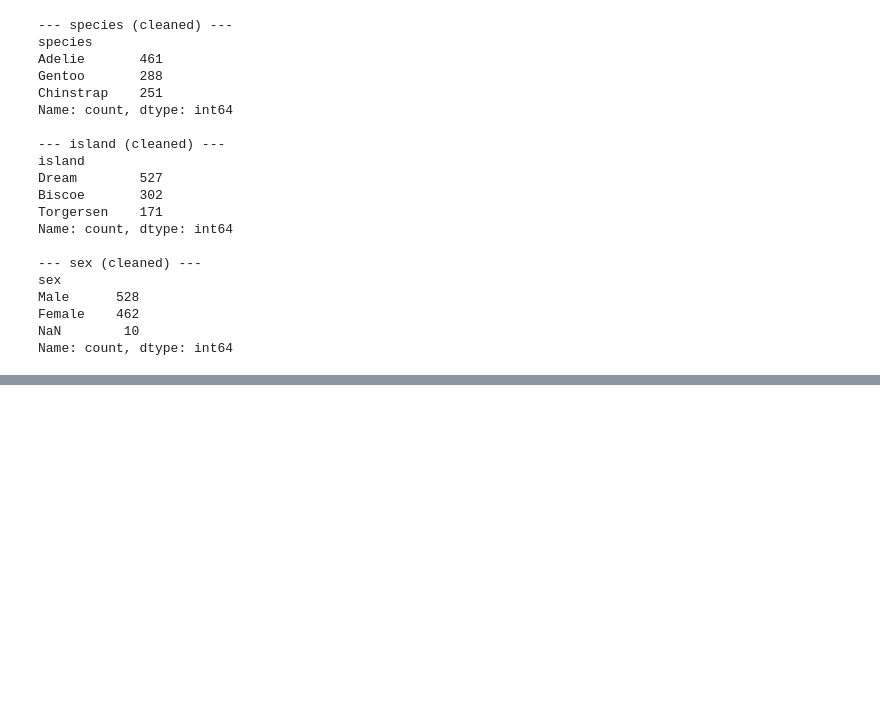
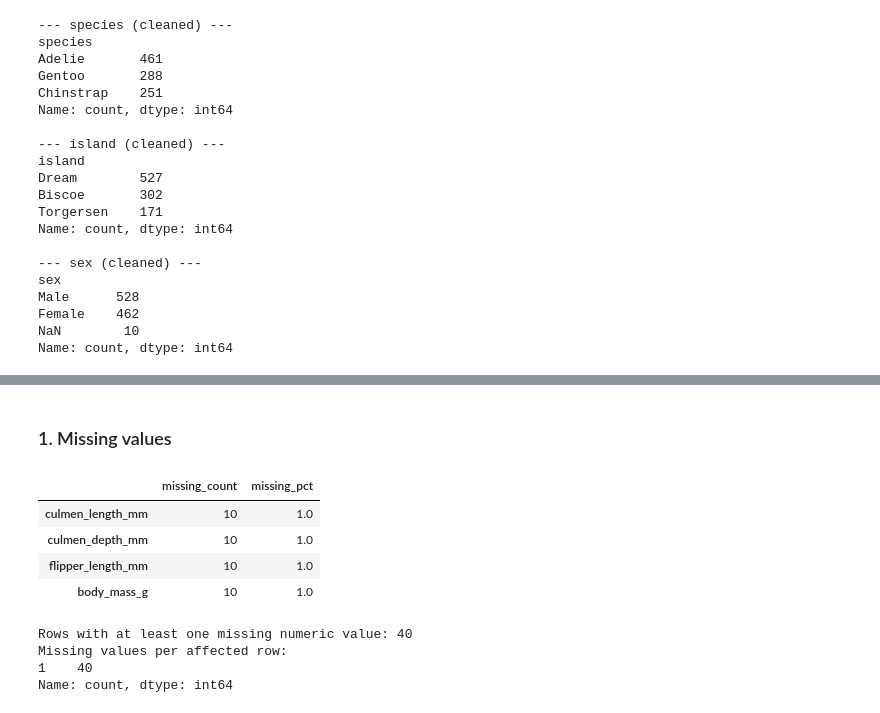
Before and after one commit to rohail410/Penguin-Species-Classification-Project, a Jupyter notebook: project.ipynb, the cells around one changed output, grey strips where cells are left out. Saved outputs shown, nothing was run; the diff lists cells and outputs as text; code cells hidden in the pictures; blank space fills up the shorter version.

```diff
--- a/project.ipynb
+++ b/project.ipynb
@@ -515,0 +520,23 @@ Name: count, dtype: int64
+# %% [markdown]
+### 1. Missing values
+# %%
+num_cols = ['culmen_length_mm', 'culmen_depth_mm', 'flipper_length_mm', 'body_mass_g']
+
+num_missing = df[num_cols].isnull().sum().to_frame('missing_count')
+num_missing['missing_pct'] = (num_missing['missing_count'] / len(df) * 100).round(2)
+display(num_missing)
+
+rows_any_missing = df[num_cols].isnull().any(axis=1)
+print(f'Rows with at least one missing numeric value: {rows_any_missing.sum()}')
+print('Missing values per affected row:')
+print(df.loc[rows_any_missing, num_cols].isnull().sum(axis=1).value_counts())
+# %% [output]
+|  | missing_count | missing_pct |
+| culmen_length_mm | 10 | 1.0 |
+| culmen_depth_mm | 10 | 1.0 |
+| flipper_length_mm | 10 | 1.0 |
+| body_mass_g | 10 | 1.0 |
+Rows with at least one missing numeric value: 40
+Missing values per affected row:
+1    40
+Name: count, dtype: int64
```
Also changed, not shown: parts of 31 cells of this notebook, 3 other files.
